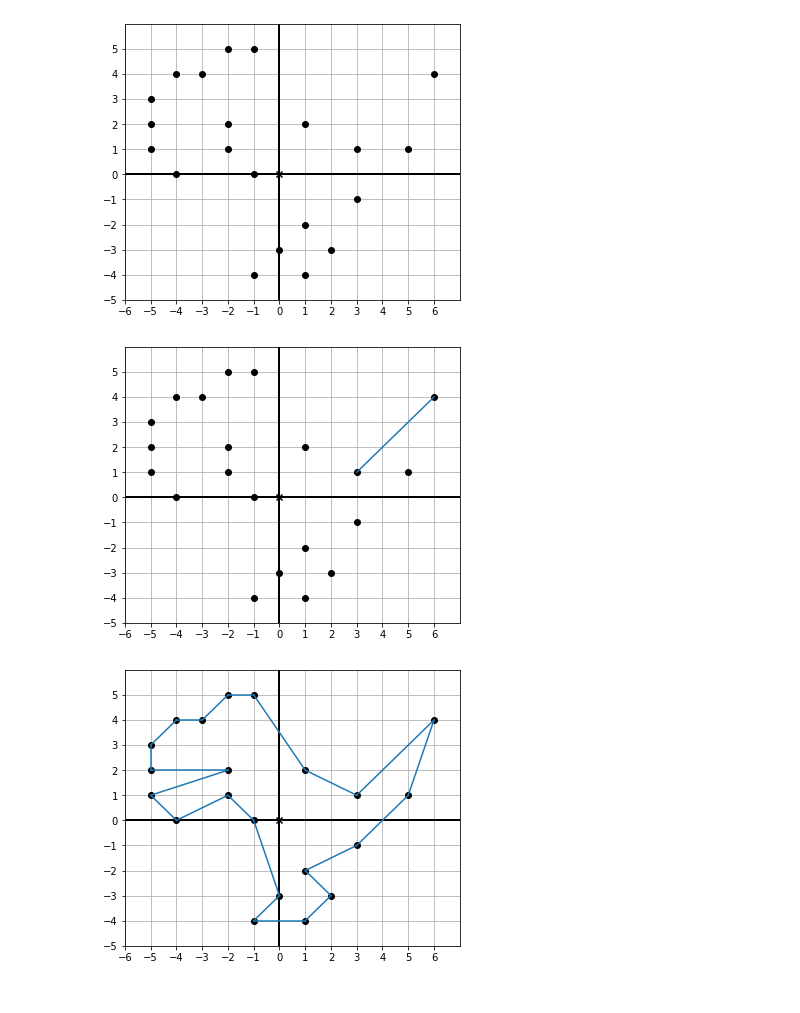
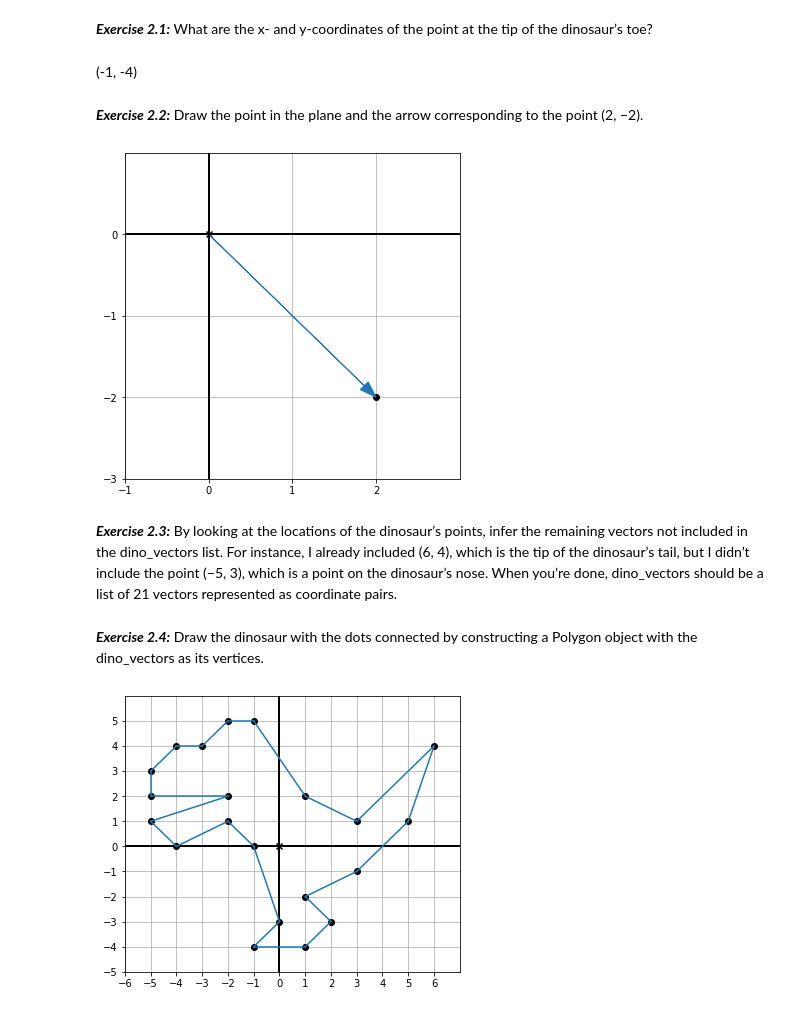
Before and after one commit to CarlosBueloni/Math-for-Programmers, a Jupyter notebook: Chapter 02/Chapter02.ipynb, the cells around one changed output. Saved outputs shown, nothing was run; the diff lists cells and outputs as text; code cells hidden in the pictures.

Commit message:
Remove vectors2 and restart Chapter02

```diff
--- a/Chapter 02/Chapter02.ipynb
+++ b/Chapter 02/Chapter02.ipynb
@@ -1,20 +1,24 @@
+# %% [markdown]
+***Exercise 2.1:*** What are the x- and y-coordinates of the point at the tip of the dinosaur’s toe?
+# %% [markdown]
+(-1, -4)
+# %% [markdown]
+***Exercise 2.2:*** Draw the point in the plane and the arrow corresponding to the point (2, −2).
+# %%
+from vector_drawing import *
+p = (2, -2)
+draw(
+    Points(p),
+    Arrow(p, color=blue)
+)
+# %% [output]
+[figure, added]
+# %% [markdown]
+***Exercise 2.3:*** By looking at the locations of the dinosaur’s points, infer the remaining vectors not included in the dino_vectors list. For instance, I already included (6, 4), which is the tip of the dinosaur’s tail, but I didn’t include the point (−5, 3), which is a point on the dinosaur’s nose. When you’re done, dino_vectors should be a list of 21 vectors represented as coordinate pairs.
 # %%
-from vector_drawing import *
-dino_vectors = [(6,4), (3,1), (1,2), (-1,5), (-2,5), (-3,4), (-4,4),
-    (-5,3), (-5,2), (-2,2), (-5,1), (-4,0), (-2,1), (-1,0), (0,-3),
-    (-1,-4), (1,-4), (2,-3), (1,-2), (3,-1), (5,1)
-]
-
-draw(Points(*dino_vectors))
+dino_vectors = [(6,4), (3,1), (1,2), (-1,5), (-2,5), (-3,4), (-4,4),(-5, 3), (-5, 2), (-2, 2), (-5, 1), (-4, 0), (-2, 1), (-1, 0), (0, -3), (-1, -4), (1, -4), (2, -3), (1, -2), (3, -1), (5, 1)]
-# %% [output]
-[figure, removed]
-# %%
-draw(
-    Points(*dino_vectors),
-    Segment((6,4), (3,1))
-)
-# %% [output]
-[figure, removed]
+# %% [markdown]
+***Exercise 2.4:*** Draw the dinosaur with the dots connected by constructing a Polygon object with the dino_vectors as its vertices.
 # %%
 draw(
     Points(*dino_vectors),
```
Also changed, not shown: parts of 21 cells of this notebook, 1 other file.
